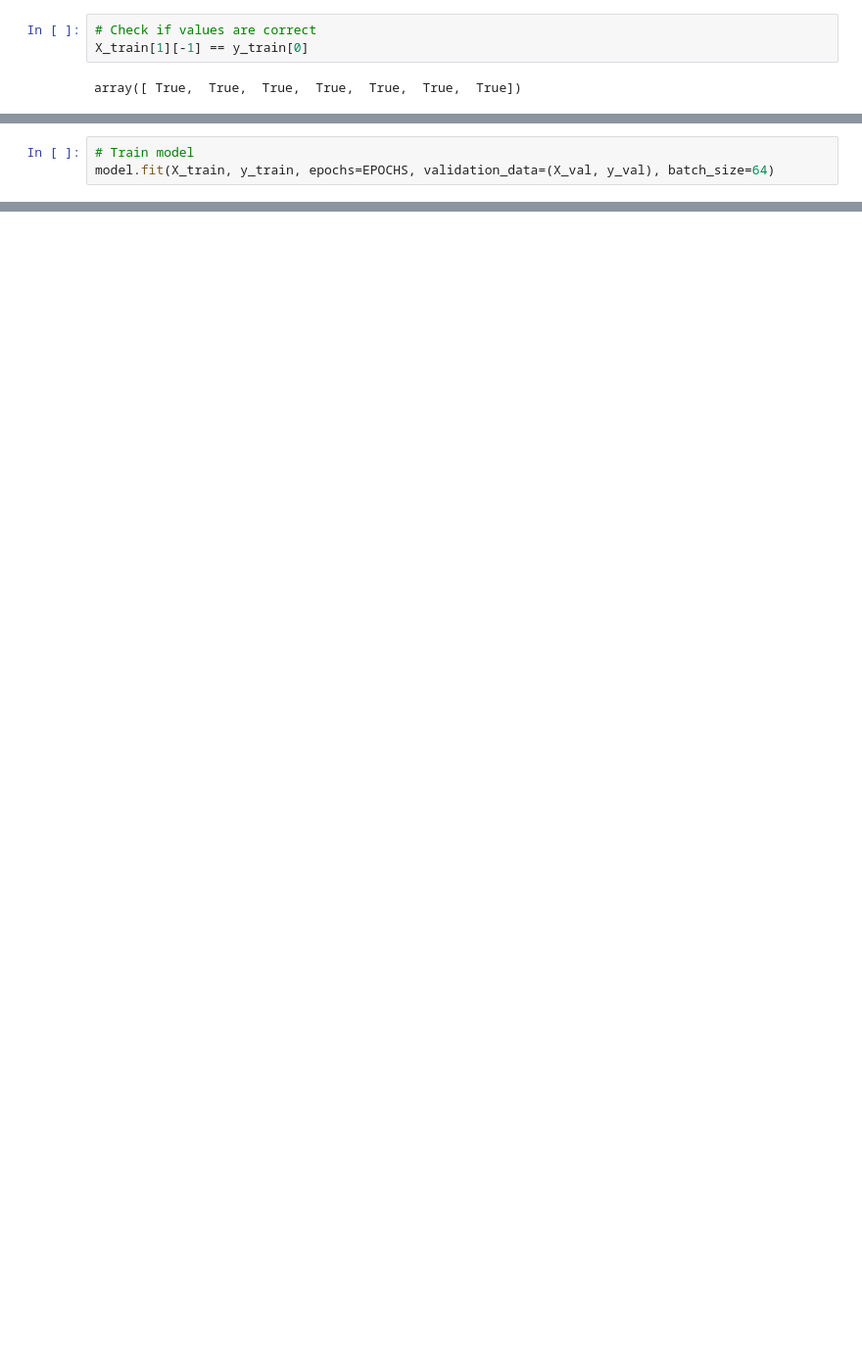
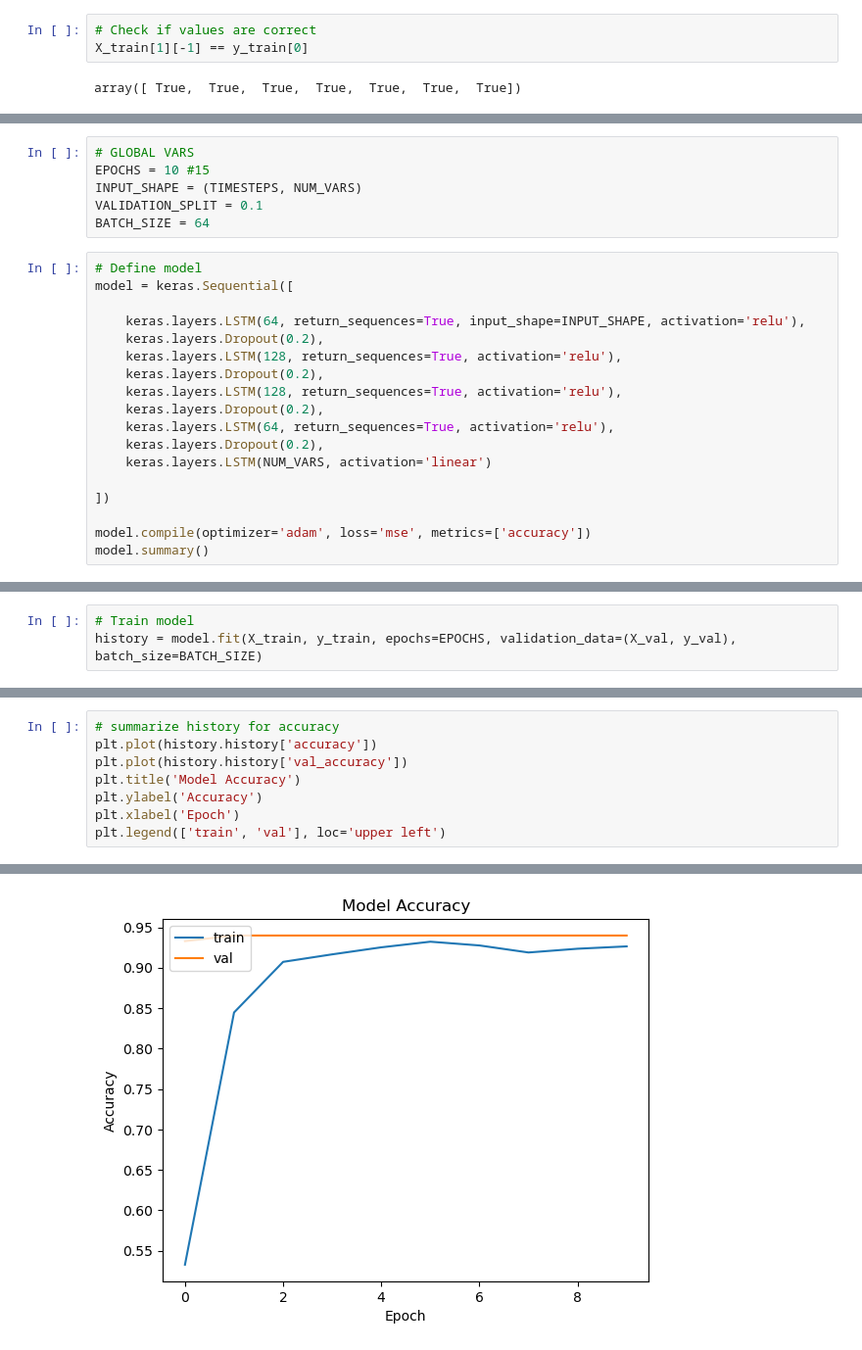
Before and after one commit to raageth/stock-price-prediction, a Jupyter notebook: Impl_1.ipynb, the cells around one changed output, grey strips where cells are left out. Shown at 98% size. Drawn from its saved outputs; the diff is of its cells as text; blank space fills up the shorter version.

Commit message:
Finalised LSTM

```diff
--- a/Impl_1.ipynb
+++ b/Impl_1.ipynb
@@ -190,3 +139,0 @@ _________________________________________________________________
-# %%
-# Train model
-model.fit(X_train, y_train, epochs=EPOCHS, validation_data=(X_val, y_val), batch_size=64)
@@ -315,0 +143,24 @@ def calc_rmse(actual, predictions):
+# %%
+# GLOBAL VARS
+EPOCHS = 10 #15
+INPUT_SHAPE = (TIMESTEPS, NUM_VARS)
+VALIDATION_SPLIT = 0.1
+BATCH_SIZE = 64
+# %%
+# Define model
+model = keras.Sequential([
+
+    keras.layers.LSTM(64, return_sequences=True, input_shape=INPUT_SHAPE, activation='relu'),
+    keras.layers.Dropout(0.2),
+    keras.layers.LSTM(128, return_sequences=True, activation='relu'),
+    keras.layers.Dropout(0.2),
+    keras.layers.LSTM(128, return_sequences=True, activation='relu'),
+    keras.layers.Dropout(0.2),
+    keras.layers.LSTM(64, return_sequences=True, activation='relu'),
+    keras.layers.Dropout(0.2),
+    keras.layers.LSTM(NUM_VARS, activation='linear')
+
+])
+
+model.compile(optimizer='adam', loss='mse', metrics=['accuracy'])
+model.summary()
@@ -315,0 +195,3 @@ def calc_rmse(actual, predictions):
+# %%
+# Train model
+history = model.fit(X_train, y_train, epochs=EPOCHS, validation_data=(X_val, y_val), batch_size=BATCH_SIZE)
@@ -315,0 +222,9 @@ def calc_rmse(actual, predictions):
+# %%
+# summarize history for accuracy
+plt.plot(history.history['accuracy'])
+plt.plot(history.history['val_accuracy'])
+plt.title('Model Accuracy')
+plt.ylabel('Accuracy')
+plt.xlabel('Epoch')
+plt.legend(['train', 'val'], loc='upper left')
+# %% [output]
@@ -315,0 +232 @@ def calc_rmse(actual, predictions):
+[figure, added]
```
Also changed, not shown: parts of 47 cells of this notebook, 1 other file.
